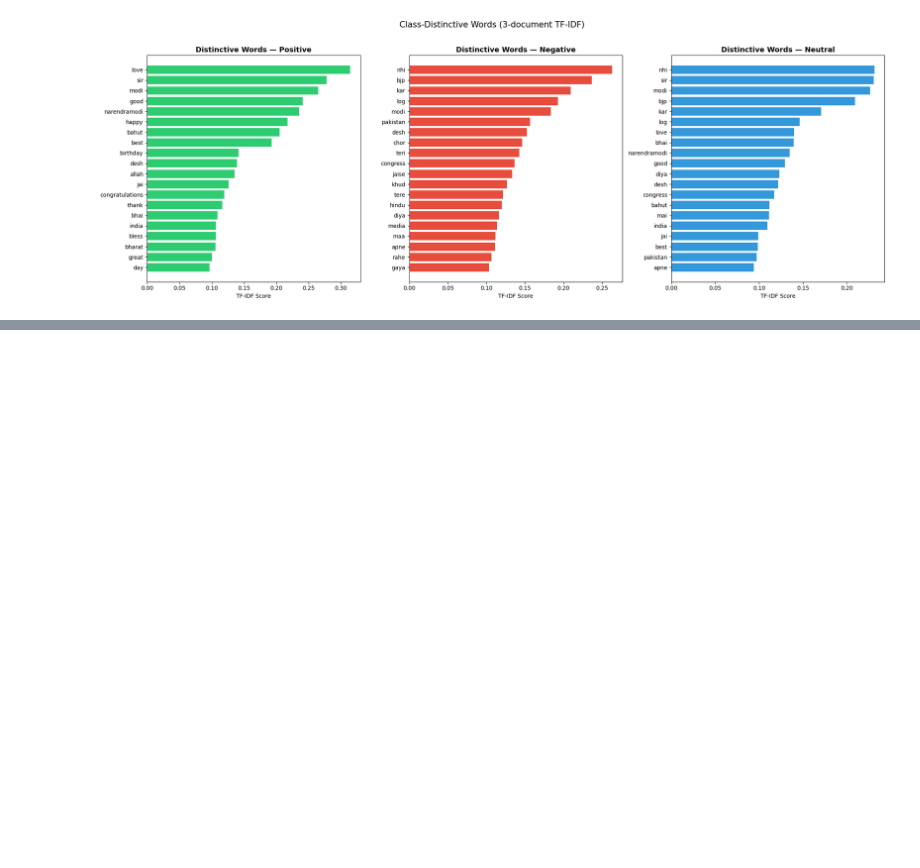
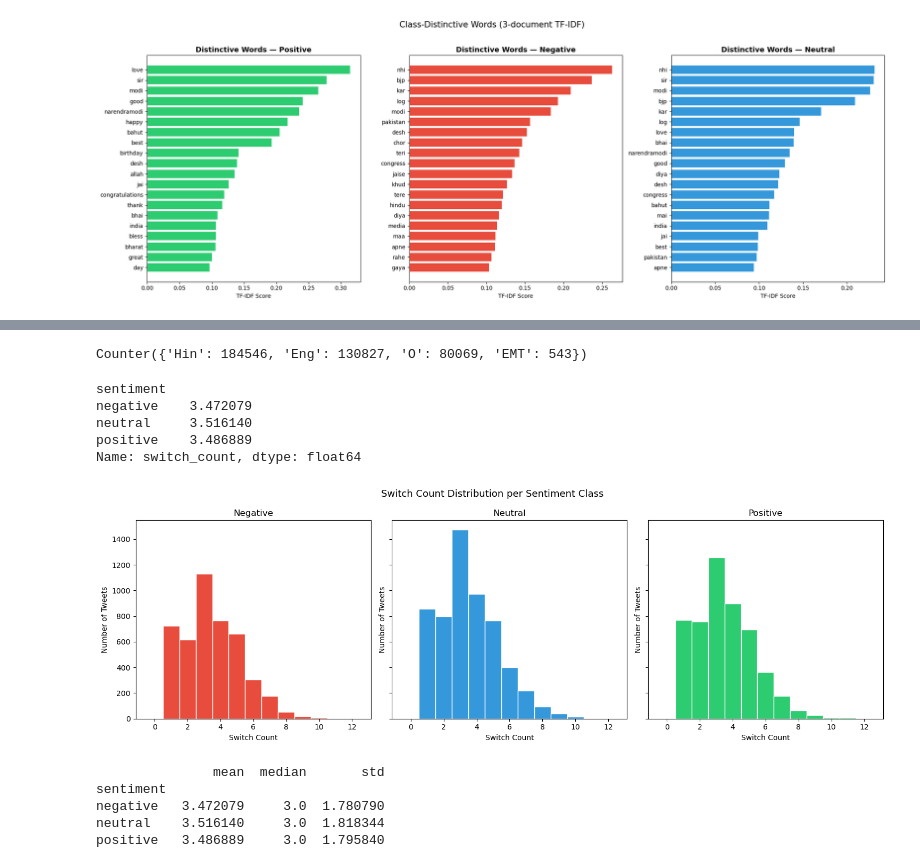
Before and after one commit to HarshAggarwal524/hinglish-sentiment-analysis, a Jupyter notebook: notebooks/eda.ipynb, the cells around one changed output, grey strips where cells are left out. Cells and saved outputs as stored; diff of their text form; code cells hidden in the pictures; blank space fills up the shorter version.

Commit message:
EDA: add gold language tags, hindi_ratio, eng_ratio, switch_count + fixed distribution plot

```diff
--- a/notebooks/eda.ipynb
+++ b/notebooks/eda.ipynb
@@ -237,0 +260,4 @@ plt.show()
+# %%
+with open('../data/hinglish_train.txt', 'r') as f:
+    for line in f.readlines()[:5]:
+        print(repr(line))
@@ -237,0 +378,61 @@ plt.show()
+# %%
+from collections import Counter
+
+all_tags = [tag for tags in df_train['token_langs'] for tag in tags]
+print(Counter(all_tags))
+# %% [output]
+Counter({'Hin': 184546, 'Eng': 130827, 'O': 80069, 'EMT': 543})
+# %%
+#calculate switch count
+def count_switches(token_langs):
+    # only count switches between Hin and Eng, ignore O and emt
+    filtered = [t for t in token_langs if t in ('Hin', 'Eng')]
+    if len(filtered) < 2:
+        return 0
+    switches = sum(1 for i in range(1, len(filtered))
+                   if filtered[i] != filtered[i-1])
+    return switches
+
+df_train['switch_count'] = df_train['token_langs'].apply(count_switches)
+
+# check distribution per sentiment class
+df_train.groupby('sentiment')['switch_count'].mean()
+# %% [output]
+sentiment
+negative    3.472079
+neutral     3.516140
+positive    3.486889
+Name: switch_count, dtype: float64
+# %%
+import numpy as np
+
+max_switches = int(df_train['switch_count'].max())
+bins = np.arange(0, max_switches + 2, 1)  # [0, 1, 2, 3, ... max+1]
+
+fig, axes = plt.subplots(1, 3, figsize=(15, 5), sharey=True)
+
+for ax, (sentiment, group) in zip(axes, df_train.groupby('sentiment')):
+    ax.hist(group['switch_count'], bins=bins,
+            color={'positive':'#2ecc71',
+                   'negative':'#e74c3c',
+                   'neutral':'#3498db'}[sentiment],
+            edgecolor='white', align='left')
+    ax.set_title(f'{sentiment.capitalize()}')
+    ax.set_xlabel('Switch Count')
+    ax.set_ylabel('Number of Tweets')
+    ax.set_xticks(range(0, max_switches + 1, 2))
+
+plt.suptitle('Switch Count Distribution per Sentiment Class', fontsize=13)
+plt.tight_layout()
+plt.savefig('../results/switch_count_distribution.png', bbox_inches='tight', dpi=150)
+plt.show()
+# %% [output]
+[figure, added]
+# %%
+print(df_train.groupby('sentiment')['switch_count'].agg(['mean', 'median', 'std']))
+# %% [output]
+               mean  median       std
+sentiment
+negative   3.472079     3.0  1.780790
+neutral    3.516140     3.0  1.818344
+positive   3.486889     3.0  1.795840
```
Also changed, not shown: parts of 6 cells of this notebook, 1 other file.
